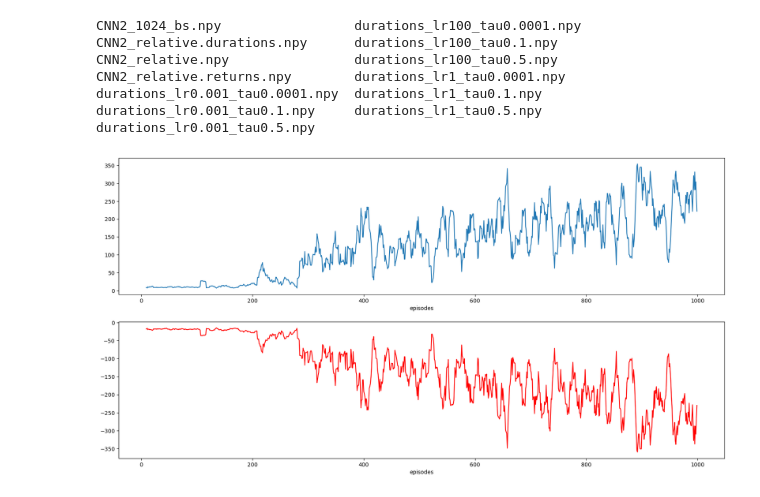
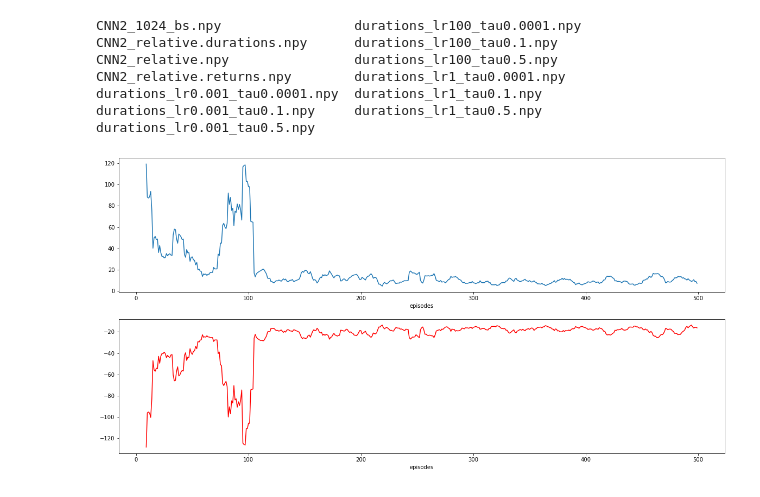
Before and after one commit to zanocrate/snake-rl, a Jupyter notebook: plot.ipynb, the cells around one changed output. Cells and saved outputs as stored; diff of their text form; code cells hidden in the pictures.

```diff
--- a/plot.ipynb
+++ b/plot.ipynb
@@ -27,7 +27,7 @@ z.index.name='episodes'
 df = pd.DataFrame([y,z]).transpose()
 # %%
 fig,axs=plt.subplots(2,1,figsize=[20,10])
-df['Durations'].rolling(10).mean().plot(ax=axs[0]);
-df['Returns'].rolling(10).mean().plot(ax=axs[1],color='red');
+df['Durations'].iloc[:500].rolling(10).mean().plot(ax=axs[0]);
+df['Returns'].iloc[:500].rolling(10).mean().plot(ax=axs[1],color='red');
 # %% [output]
-[figure, old version]
+[figure, new version]
```
Also changed, not shown: 6 other files.
